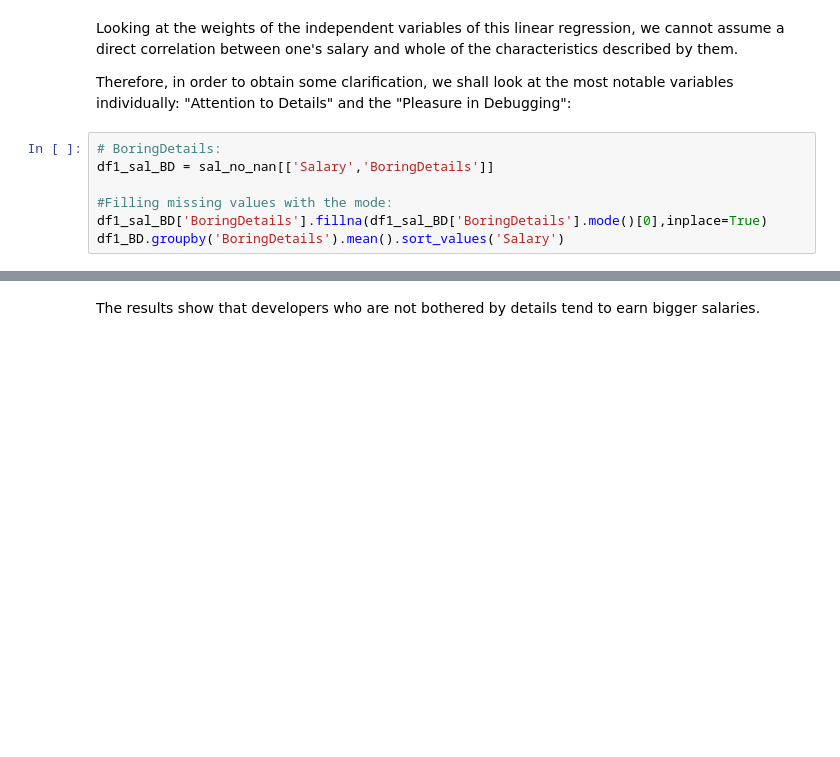
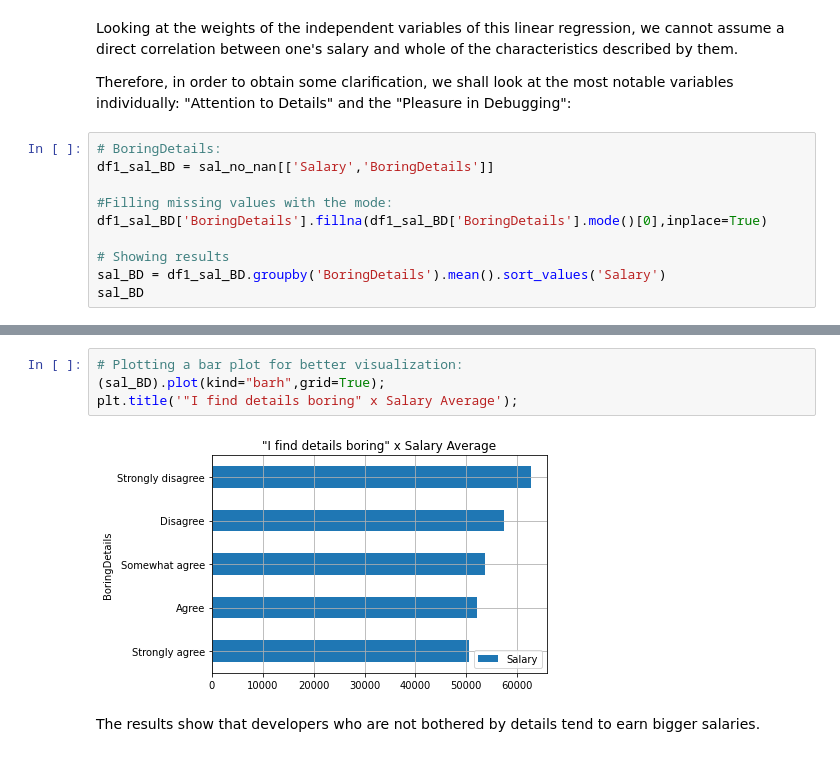
Before and after one commit to higorpr/Data_Science_Post, a Jupyter notebook: Data_Science_Post.ipynb, the cells around one changed output, grey strips where cells are left out. Drawn from its saved outputs; the diff is of its cells as text; blank space fills up the shorter version.

```diff
--- a/Data_Science_Post.ipynb
+++ b/Data_Science_Post.ipynb
@@ -234,4 +268,7 @@ df1_sal_BD = sal_no_nan[['Salary','BoringDetails']]
 
 #Filling missing values with the mode:
 df1_sal_BD['BoringDetails'].fillna(df1_sal_BD['BoringDetails'].mode()[0],inplace=True)
-df1_BD.groupby('BoringDetails').mean().sort_values('Salary')
+
+# Showing results
+sal_BD = df1_sal_BD.groupby('BoringDetails').mean().sort_values('Salary')
+sal_BD
@@ -238,3 +283,9 @@ df1_BD.groupby('BoringDetails').mean().sort_values('Salary')
+# %%
+# Plotting a bar plot for better visualization:
+(sal_BD).plot(kind="barh",grid=True);
+plt.title('"I find details boring" x Salary Average');
+# %% [output]
+[figure, added]
 # %% [markdown]
 The results show that developers who are not bothered by details tend to earn bigger salaries.
 # %%
```
Also changed, not shown: parts of 18 cells of this notebook, 2 other files.
